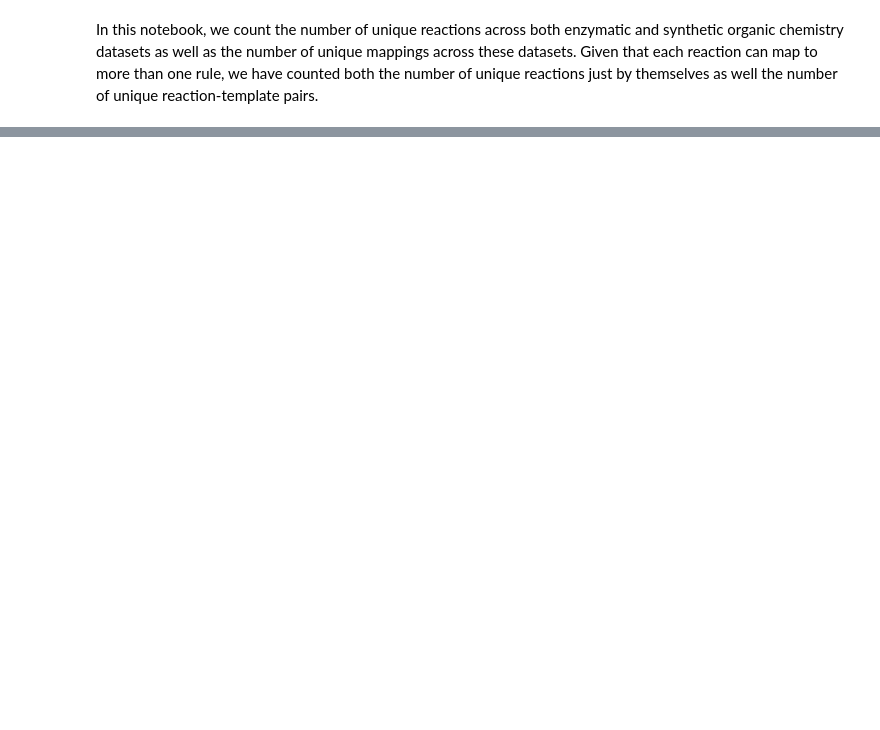
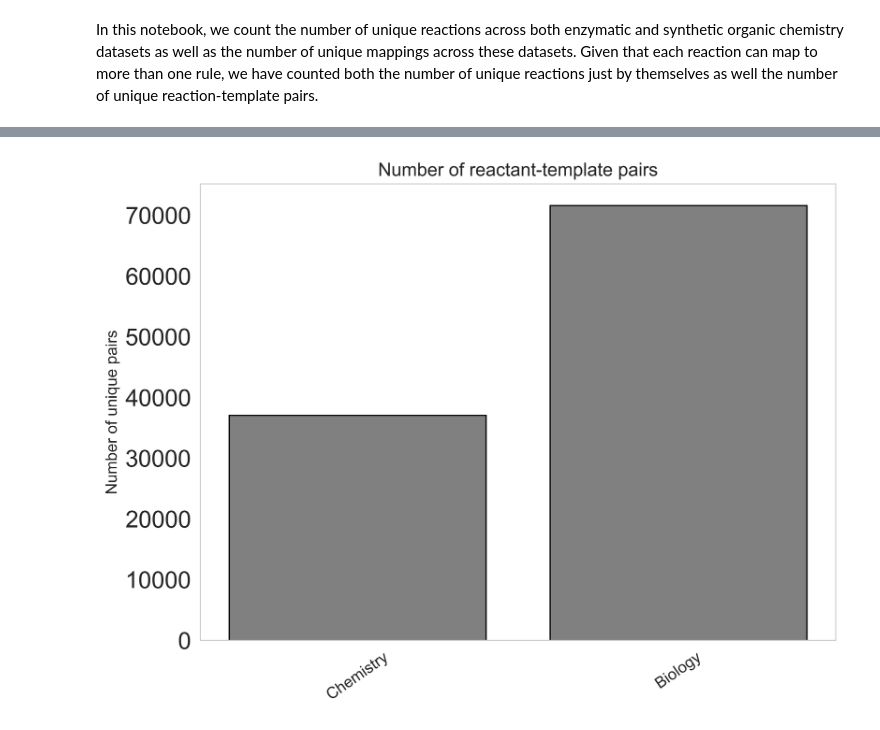
Before and after one commit to yashchainani21/RL_agents_for_retrosynthesis, a Jupyter notebook: notebooks/01_EDA_on_mapped_reactions.ipynb, the cells around one changed output, grey strips where cells are left out. Drawn from its saved outputs; the diff is of its cells as text; code cells hidden in the pictures; blank space fills up the shorter version.

```diff
--- a/notebooks/01_EDA_on_mapped_reactions.ipynb
+++ b/notebooks/01_EDA_on_mapped_reactions.ipynb
@@ -79,0 +143,2 @@ plt.show()
+# %%
+combined_reactant_template_pairs_df = pd.read_csv('../data/processed/all_bio_and_chem_unique_reactant_template_pairs_no_stereo.csv')
@@ -79,0 +154,25 @@ plt.show()
+# %%
+bio_reactant_template_pairs_df = combined_reactant_template_pairs_df[combined_reactant_template_pairs_df['Type']=='bio']
+chem_reactant_template_pairs_df = combined_reactant_template_pairs_df[combined_reactant_template_pairs_df['Type']=='chem']
+# %%
+import matplotlib.pyplot as plt
+
+labels = ['Chemistry',
+          'Biology']
+
+values = [chem_reactant_template_pairs_df.shape[0],
+          bio_reactant_template_pairs_df.shape[0]]
+
+# Plotting
+plt.figure(figsize=(8, 6))
+plt.bar(labels, values, color='grey', edgecolor = 'k')
+
+# Labels and title
+plt.xticks(rotation = 35, fontsize = 12)
+plt.ylabel('Number of unique pairs', fontsize = 12)
+plt.title('Number of reactant-template pairs', fontsize = 14)
+plt.grid(visible = False)
+plt.savefig('../figures/distribution_of_unique_reactant_template_pairs.png')
+plt.show()
+# %% [output]
+[figure, added]
```
Also changed, not shown: parts of 6 cells of this notebook.
